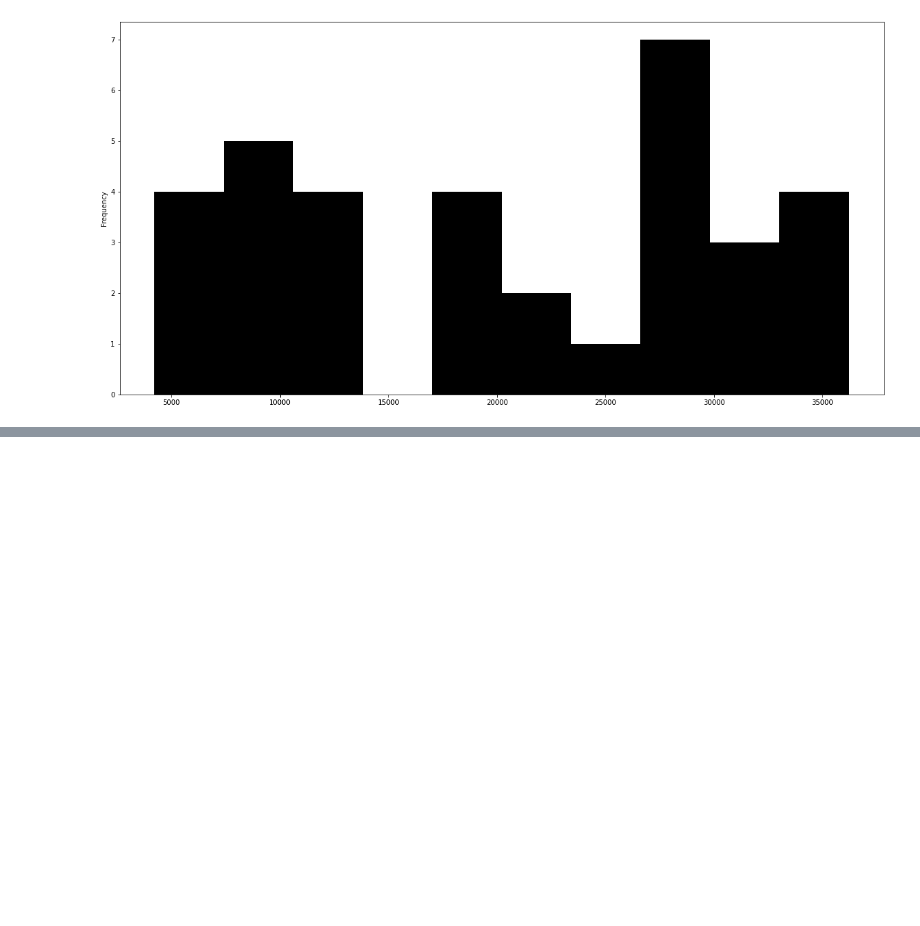
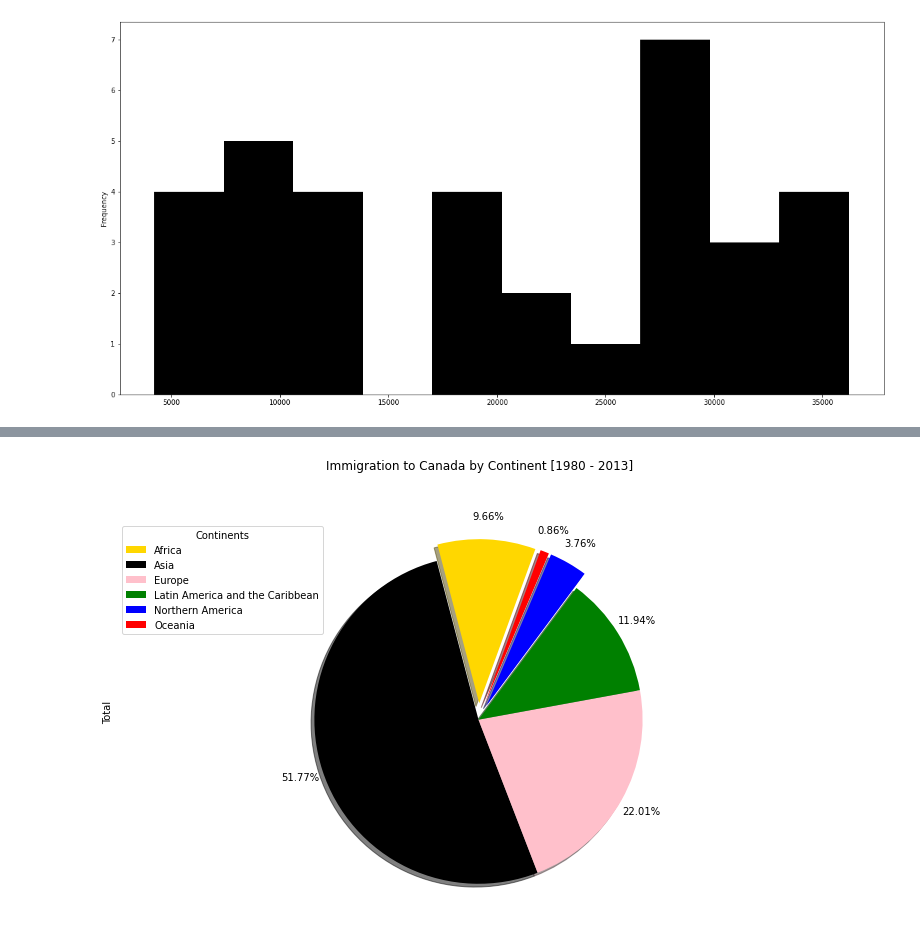
Before and after one commit to Juanszf/Notebooks, a Jupyter notebook: Immigrations_IBM.ipynb, the cells around one changed output, grey strips where cells are left out. Saved outputs shown, nothing was run; the diff lists cells and outputs as text; code cells hidden in the pictures; blank space fills up the shorter version.

```diff
--- a/Immigrations_IBM.ipynb
+++ b/Immigrations_IBM.ipynb
@@ -93,5 +93,4 @@ df
 | Zimbabwe | Africa | Eastern Africa | Developing regions | 72 | 114 | 102 | 44 | 32 | 29 | 43 | ... | ... |
 195 rows × 37 columns
 # %%
-#df['Total'] = df.sum(axis=1)
-df
+df['Total'] = df.sum(axis=1)
@@ -238,0 +243,2 @@ df_top5['India'].plot(kind='hist',figsize = (20,10), color ='black')
+# %%
+df_continent = df.groupby(['Continent'], axis = 0).sum()
@@ -238,0 +247,31 @@ df_top5['India'].plot(kind='hist',figsize = (20,10), color ='black')
+# %%
+"""
+--> kind é utilizado para indicar qual tipo de gráfico será utilizado
+--> figsize é utilizado para indicar as dimensões (tamanho) do gráfico
+--> autopct é utilizado para plotar o percentual em cima do gráfico. O primeiro número indica a posição em que ficarão
+os números, o segundo número indica a quantidade de casas decimais
+--> startangle é utilizado para rotacionar o gráfico de acordo com sua preferência
+--> shadow é utilizado para sombrear o gráfico
+--> labels = None retira os labels do gráfico
+--> pctdistance é utilizado para ajustar o afastamento dos labels em relação ao centro do gráfico
+--> colors é utilizado para selecionar as cores que serão usados no gráfico. O argumento é uma lista com as cores.
+--> explode é utilizado para realizar destaque, é passado como argumento um array que corresponde os índices do gráfico,
+os números passados dentro do array, indicam o quão afastados eles estarão do gráfico, pode ser usado para destacar alguma
+parte do gráfico
+-->
+"""
+dfpie = df_continent['Total'].plot(kind = 'pie',
+                                   figsize = (13,7),
+                                   autopct = '%1.2f%%',
+                                   startangle = 70,
+                                   shadow = True,
+                                   labels = None,
+                                   pctdistance=1.14,
+                                   colors = ['gold','black','pink','green','blue','red'],
+                                   explode = [0.1,0,0,0,0.1,0.1])
+dfpie.set_title('Immigration to Canada by Continent [1980 - 2013]', y=1.12)
+dfpie.axis('equal')
+dfpie.legend(title='Continents',labels = df_continent.index, loc="upper left")
+plt.show()
+# %% [output]
+[figure, added]
```
Also changed, not shown: parts of 11 cells of this notebook.
